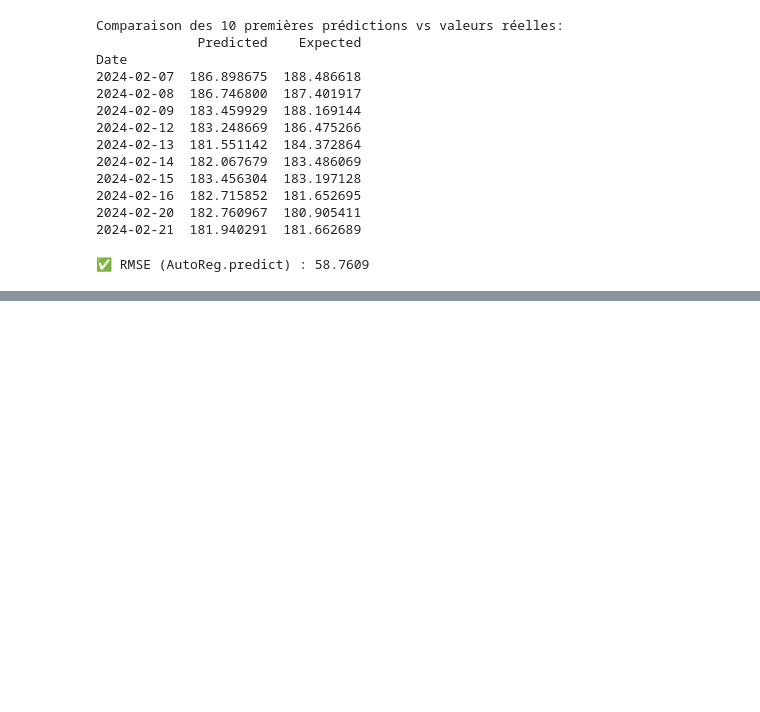
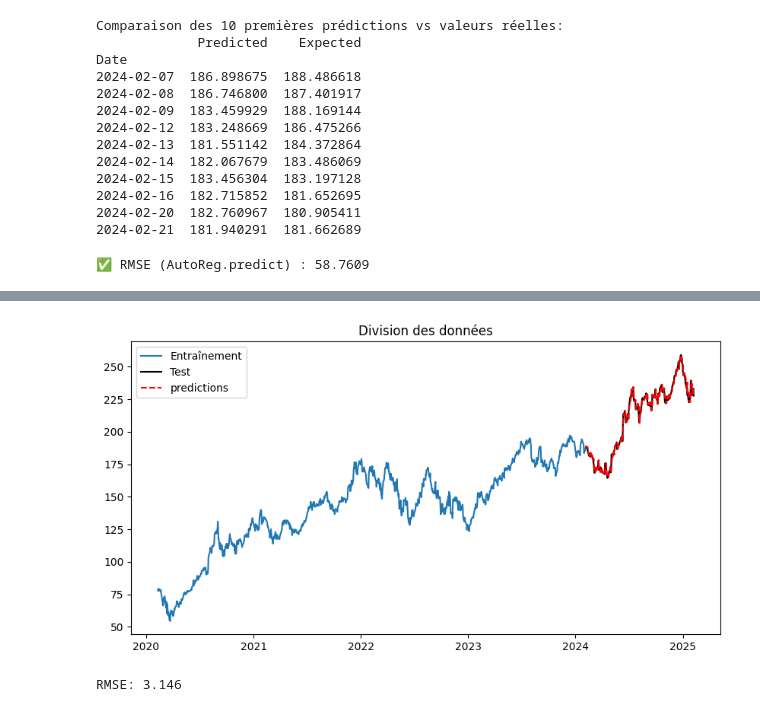
Before and after one commit to abdenour234/ProjetTimeSeries, a Jupyter notebook: ARIMA/arima.ipynb, the cells around one changed output, grey strips where cells are left out. Cells and saved outputs as stored; diff of their text form; code cells hidden in the pictures; blank space fills up the shorter version.

```diff
--- a/ARIMA/arima.ipynb
+++ b/ARIMA/arima.ipynb
@@ -206,0 +229,16 @@ print(f"\n✅ RMSE (AutoReg.predict) : {rmse1:.4f}")
+# %%
+from statsmodels.tsa.arima.model import ARIMA
+import itertools
+def grid_search_arima(train, p_values, d_values, q_values):
+    best_score, best_cfg = float("inf"), None
+    for p, d, q in itertools.product(p_values, d_values, q_values):
+        try:
+            model = ARIMA(train, order=(p, d, q))
+            model_fit = model.fit()
+            aic = model_fit.aic
+            print(f"model aic: {aic} || best score: {best_score}")
+            if aic < best_score:
+                best_score, best_cfg = aic, (p, d, q)
+        except:
+            continue
+    return best_cfg, best_score
@@ -206,0 +249,7 @@ print(f"\n✅ RMSE (AutoReg.predict) : {rmse1:.4f}")
+# %%
+p_values = range(0, 5)
+d_values = range(0, 3)
+q_values = range(0, 5)
+
+best_cfg, best_score = grid_search_arima(train_data, p_values, d_values, q_values)
+print(f"Meilleurs paramètres ARIMA: {best_cfg} avec AIC: {best_score}")
@@ -206,0 +274,13 @@ print(f"\n✅ RMSE (AutoReg.predict) : {rmse1:.4f}")
+# %%
+# Validation par glissement (Walk Forward Validation)
+history = list(train_data)
+predictions = list()
+errors=list()
+for t in range(len(test_data)):
+    model = ARIMA(history, order=best_cfg)  # Utilisation des paramètres optimisés
+    model_fit = model.fit()
+    yhat = model_fit.forecast()[0]
+    predictions.append(yhat)
+    history.append(test_data.iloc[t])  # Mise à jour avec la vraie valeur
+    print(f">Predicted=%.3f, Expected=%.3f" % (yhat, test_data.iloc[t]))
+    errors.append(test_data.iloc[t]-yhat)
@@ -206,0 +305,15 @@ print(f"\n✅ RMSE (AutoReg.predict) : {rmse1:.4f}")
+# %%
+plt.figure(figsize=(10, 5))
+plt.plot(train_data.index, train_data.values, label='Entraînement')
+plt.plot(test_data.index, test_data.values, label='Test', color='black')
+plt.plot(test_data.index, predictions, label='predictions', color='red' , linestyle = "--")
+plt.title("Division des données")
+plt.legend()
+plt.show()
+# %% [output]
+[figure, added]
+# %%
+rmse = np.sqrt(mean_squared_error(test_data, predictions))
+print('RMSE: %.3f' % rmse)
+# %% [output]
+RMSE: 3.146
```
Also changed, not shown: parts of 8 cells of this notebook, 1 other file.
